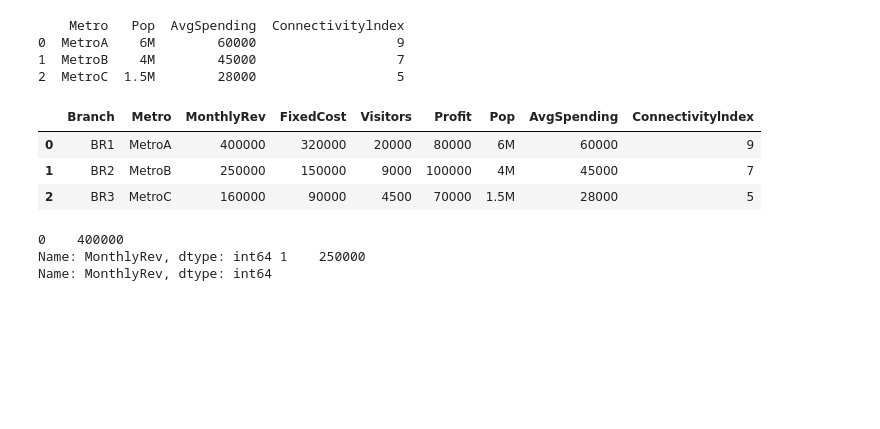
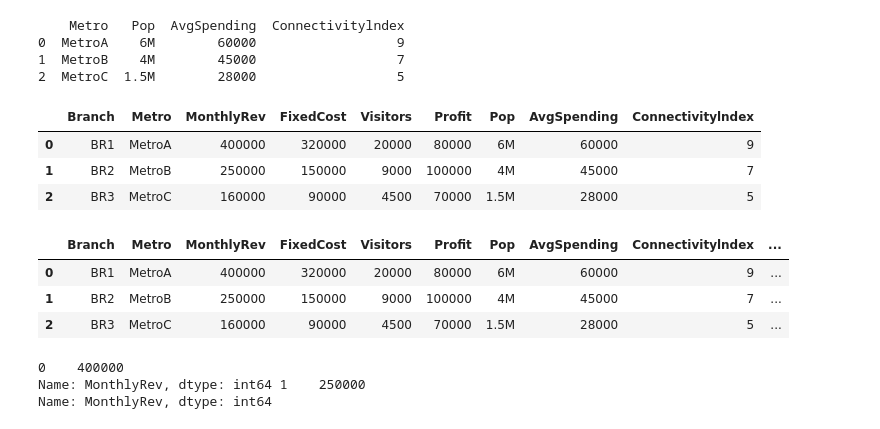
Before and after one commit to Vaishnavi-Gajinkar/Codingwise, a Jupyter notebook: Assesments/test2.ipynb, the cells around one changed output. Cells and saved outputs as stored; diff of their text form; code cells hidden in the pictures; blank space fills up the shorter version.

```diff
--- a/Assesments/test2.ipynb
+++ b/Assesments/test2.ipynb
@@ -259,6 +295,15 @@ entdata
 | 0 | BR1 | MetroA | 400000 | 320000 | 20000 | 80000 | 6M | 60000 | 9 |
 | 1 | BR2 | MetroB | 250000 | 150000 | 9000 | 100000 | 4M | 45000 | 7 |
 | 2 | BR3 | MetroC | 160000 | 90000 | 4500 | 70000 | 1.5M | 28000 | 5 |
+# %%
+entdata['Profit per Visitor'] = entdata['Profit']/entdata['Visitors']
+# entdata['Visitors Population ratio'] = entdata['Visitors'].astype(int) / entdata['Pop'].astype(int)
+entdata
+# %% [output]
+|  | Branch | Metro | MonthlyRev | FixedCost | Visitors | Profit | Pop | AvgSpending | Connectivitylndex | ... |
+| 0 | BR1 | MetroA | 400000 | 320000 | 20000 | 80000 | 6M | 60000 | 9 | ... |
+| 1 | BR2 | MetroB | 250000 | 150000 | 9000 | 100000 | 4M | 45000 | 7 | ... |
+| 2 | BR3 | MetroC | 160000 | 90000 | 4500 | 70000 | 1.5M | 28000 | 5 | ... |
 # %%
 # for Metro A
 revA = entdata.loc[entdata.Metro=="MetroA", 'MonthlyRev']
```
Also changed, not shown: parts of 9 cells of this notebook.
